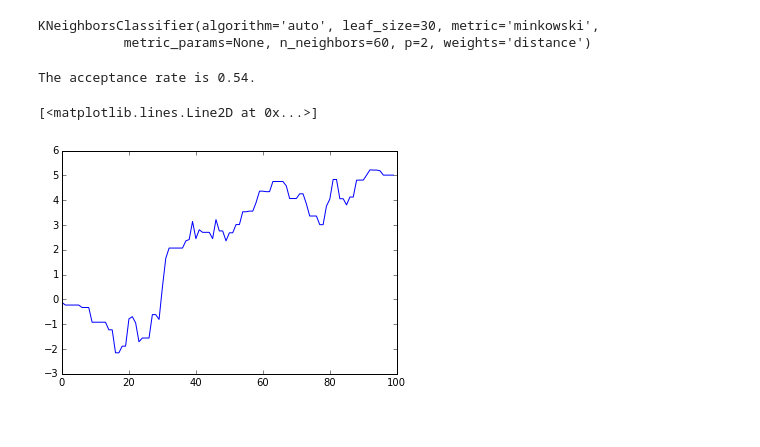
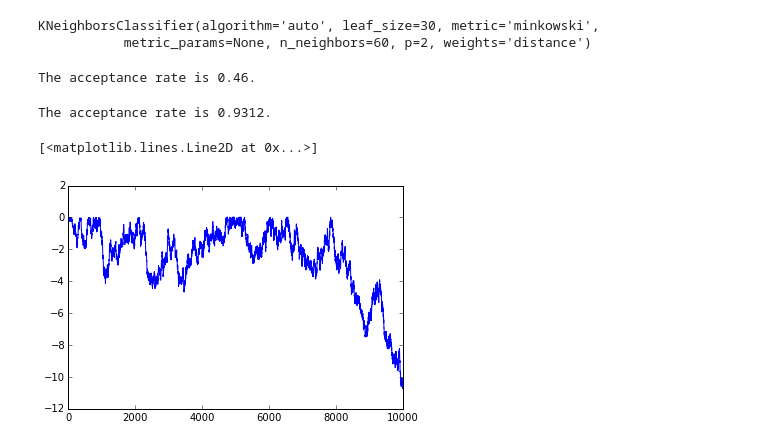
Before and after one commit to ghaslam/AM207, a Jupyter notebook: ModelSampler.ipynb, the cells around one changed output. Cells and saved outputs as stored; diff of their text form; code cells hidden in the pictures.

```diff
--- a/ModelSampler.ipynb
+++ b/ModelSampler.ipynb
@@ -13,7 +13,7 @@ def logistic(x, b):
     #x[1]: h
     #x[2]: w
     theta = b[0] + x[0]*b[1] + x[1]*b[2] + x[2]*b[3]
-    return 0.5/(1+np.exp(theta)) + 1
+    return 1.0/(1+np.exp(theta))
 
 def loglikelihood(b, sigma2, x, y):
     n = len(x)
@@ -75,3 +75,5 @@ KNeighborsClassifier(algorithm='auto', leaf_size=30, metric='minkowski',
 # %%
 features=['construction_year', 'gps_height']
 trainFeatures = train[features]
+trainFeatures['age'] = 2015 - trainFeatures['construction_year']
+trainFeatures = trainFeatures.drop('construction_year', 1)
@@ -80,14 +80,22 @@ x = np.vstack((trainFeatures['construction_year'],trainFeatures['gps_height'],cl
+# %%
+kNNFunctional = clf.predict_proba(trainFeatures)[:,0]
+#TODO: get more meaningful data out of kNN algorithm?
+x = np.vstack((trainFeatures['age'],trainFeatures['gps_height'],kNNFunctional))
 # %%
 numFeatures = 3
 numBeta = numFeatures + 1  #1 more for the constant
 #TODO: Convert labels into numbers
 trainLabelsVect = pd.get_dummies(trainLabels['status_group'])
 trainLabelsVect['functionality'] = trainLabelsVect['functional'] + 0.5*trainLabelsVect['functional needs repair']
-B, sig2= mcmc(np.zeros(numBeta), 0.5, x, trainLabelsVect['functionality'], 100, 0, 0.5, 0.5)
+B, sig2= mcmc(np.zeros(numBeta), 0.2, x, trainLabelsVect['functionality'], 100, 0, 0.5, 0.5)
 # %% [output]
-The acceptance rate is 0.54.
+The acceptance rate is 0.46.
+# %%
+B, sig2= mcmc(np.zeros(numBeta), 0.2, x, trainLabelsVect['functionality'], 10000, 0, 0.1, 0.1)
+# %% [output]
+The acceptance rate is 0.9312.
 # %%
-plt.plot(B[:,1])
+plt.plot(B[:,2])
 # %% [output]
 [<matplotlib.lines.Line2D at 0x...>]
-[figure, old version]
+[figure, new version]
```
Also changed, not shown: parts of 2 cells of this notebook.
